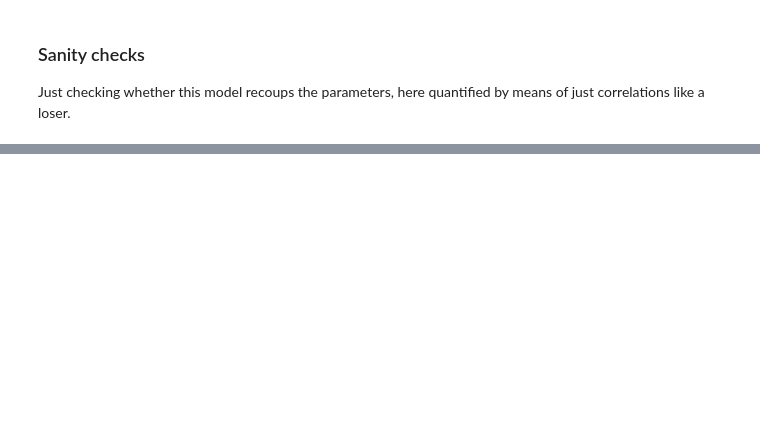
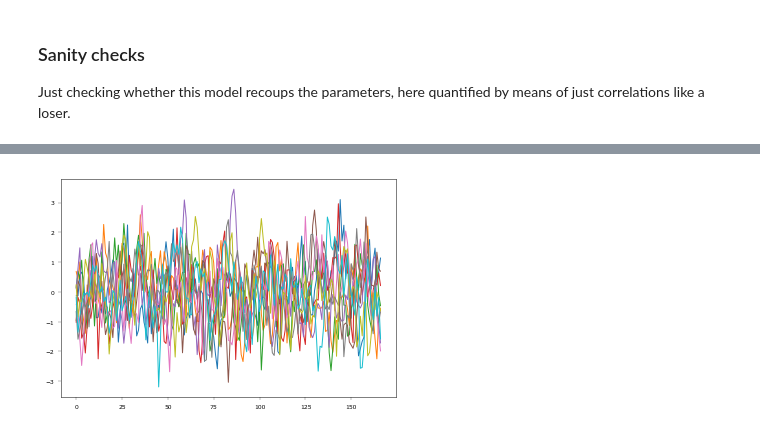
Before and after one commit to tknapen/prf_lyon, a Jupyter notebook: analysis/keras.ipynb, the cells around one changed output, grey strips where cells are left out. Drawn from its saved outputs; the diff is of its cells as text; code cells hidden in the pictures; blank space fills up the shorter version.

```diff
--- a/analysis/keras.ipynb
+++ b/analysis/keras.ipynb
@@ -206,0 +262,5 @@ print(sp.stats.pearsonr(pred.ravel(), parameters.T[:].ravel()))
+# %%
+%%time
+y = np.array([sm.tsa.arima_process.arma_generate_sample(ar, ma, 167) for i in range(10000)])
+y -= y.mean(axis=-1)[:,np.newaxis]
+y /= y.std(axis=-1)[:,np.newaxis]
@@ -206,0 +270,4 @@ print(sp.stats.pearsonr(pred.ravel(), parameters.T[:].ravel()))
+# %%
+plt.plot(y[:10].T);
+# %% [output]
+[figure, added]
```
Also changed, not shown: parts of 13 cells of this notebook, 1 other file.
